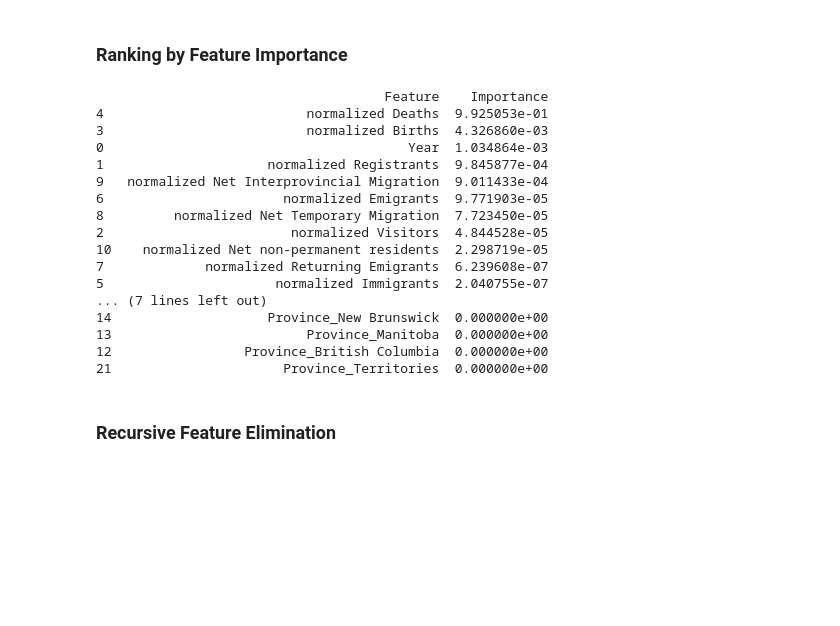
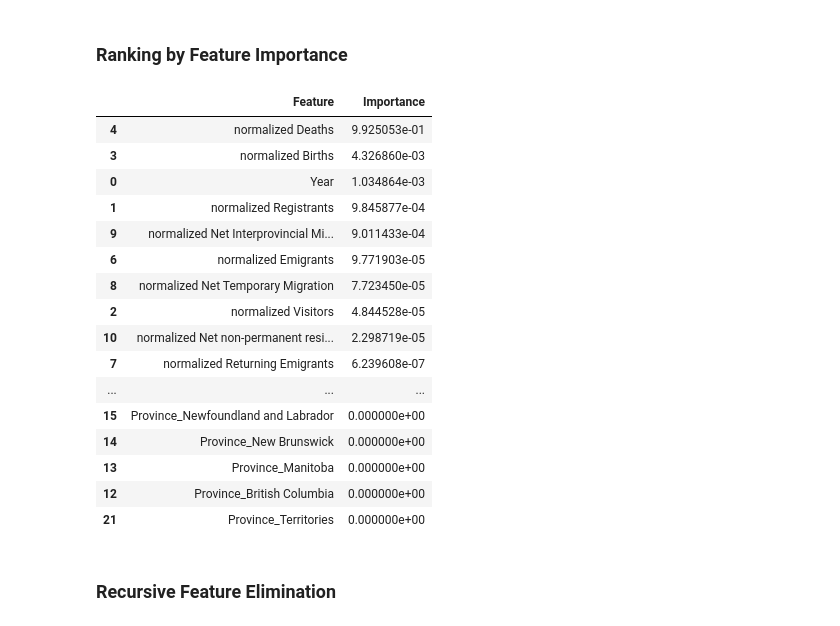
Before and after one commit to imadahmad97/capstone, a Jupyter notebook: report.ipynb, the cells around one changed output. Saved outputs shown, nothing was run; the diff lists cells and outputs as text; code cells hidden in the pictures; blank space fills up the shorter version.

```diff
--- a/report.ipynb
+++ b/report.ipynb
@@ -166,36 +166,36 @@ X_train, X_test, y_train, y_test = train_test_split(X, y, test_size=0.2, random_
 # %%
 # Train a decision tree regressor
 dt_reg = DecisionTreeRegressor(random_state=42)
 dt_reg.fit(X_train, y_train)
 
 # Get feature importances
 feature_importances = dt_reg.feature_importances_
 
 # Displaying feature importances
 importance_df = pd.DataFrame({
     'Feature': X.columns,
     'Importance': feature_importances
 }).sort_values(by='Importance', ascending=False)
 
-print(importance_df)
+importance_df
 # %% [output]
-                                     Feature    Importance
-4                          normalized Deaths  9.925053e-01
-3                          normalized Births  4.326860e-03
-0                                       Year  1.034864e-03
-1                     normalized Registrants  9.845877e-04
-9   normalized Net Interprovincial Migration  9.011433e-04
-6                       normalized Emigrants  9.771903e-05
-8         normalized Net Temporary Migration  7.723450e-05
-2                        normalized Visitors  4.844528e-05
-10    normalized Net non-permanent residents  2.298719e-05
-7             normalized Returning Emigrants  6.239608e-07
-5                      normalized Immigrants  2.040755e-07
-... (7 lines left out)
-14                    Province_New Brunswick  0.000000e+00
-13                         Province_Manitoba  0.000000e+00
-12                 Province_British Columbia  0.000000e+00
-21                      Province_Territories  0.000000e+00
+|  | Feature | Importance |
+| 4 | normalized Deaths | 9.925053e-01 |
+| 3 | normalized Births | 4.326860e-03 |
+| 0 | Year | 1.034864e-03 |
+| 1 | normalized Registrants | 9.845877e-04 |
+| 9 | normalized Net Interprovincial Mi... | 9.011433e-04 |
+| 6 | normalized Emigrants | 9.771903e-05 |
+| 8 | normalized Net Temporary Migration | 7.723450e-05 |
+| 2 | normalized Visitors | 4.844528e-05 |
+| 10 | normalized Net non-permanent resi... | 2.298719e-05 |
+| 7 | normalized Returning Emigrants | 6.239608e-07 |
+| ... | ... | ... |
+| 15 | Province_Newfoundland and Labrador | 0.000000e+00 |
+| 14 | Province_New Brunswick | 0.000000e+00 |
+| 13 | Province_Manitoba | 0.000000e+00 |
+| 12 | Province_British Columbia | 0.000000e+00 |
+| 21 | Province_Territories | 0.000000e+00 |
 # %% [markdown]
 ### Recursive Feature Elimination
 # %%
```
Also changed, not shown: parts of 1 cell of this notebook.
